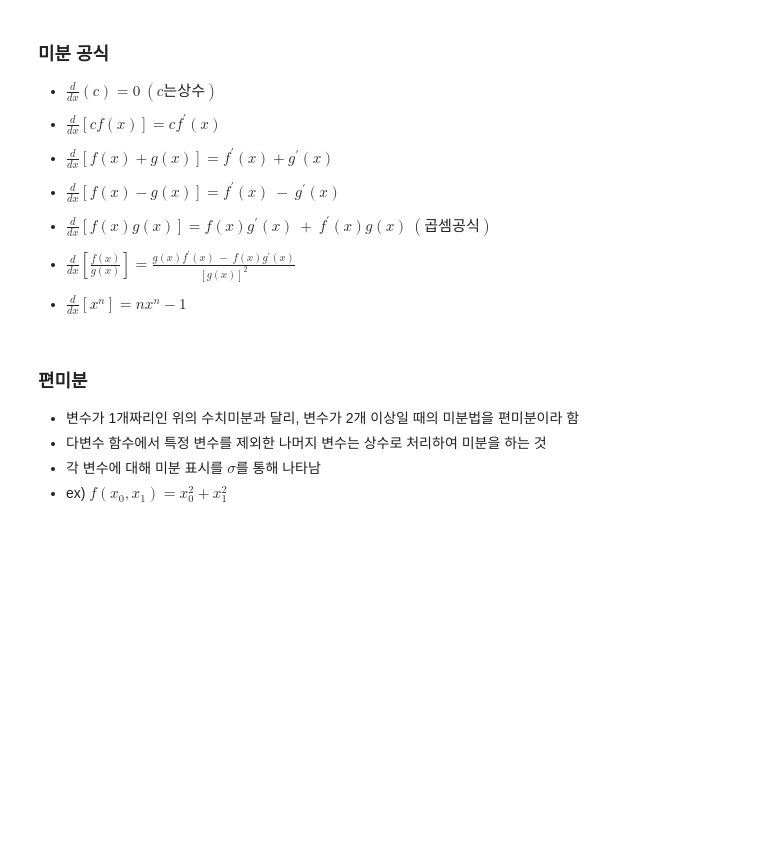
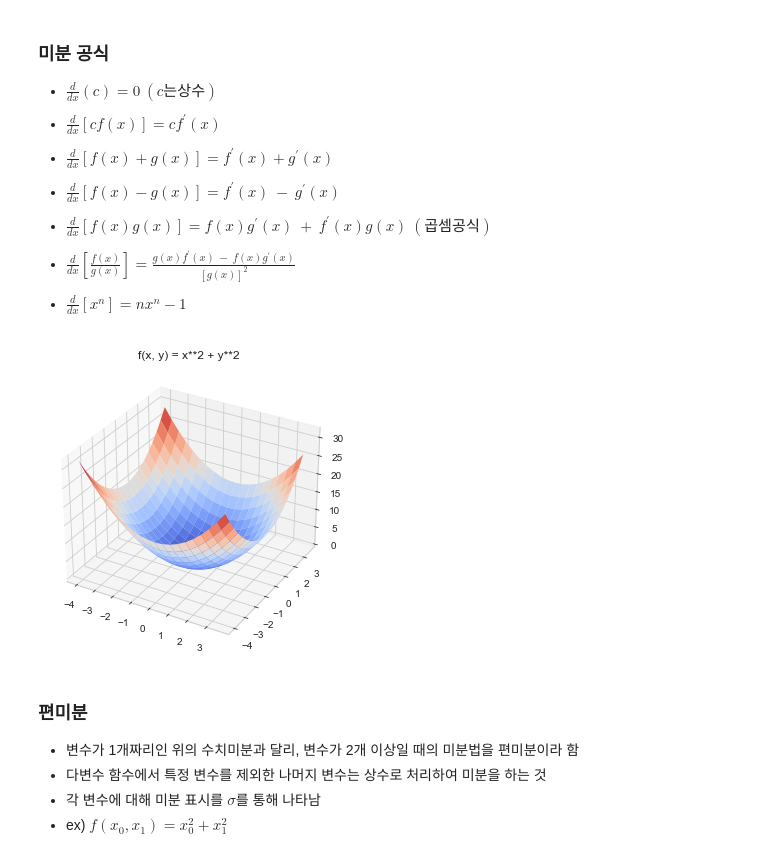
Before and after one commit to htright/s_boot, a Jupyter notebook: Pre/_2_신경망_기초_수학.ipynb, the cells around one changed output. Cells and saved outputs as stored; diff of their text form; code cells hidden in the pictures; blank space fills up the shorter version.

```diff
--- a/Pre/_2_신경망_기초_수학.ipynb
+++ b/Pre/_2_신경망_기초_수학.ipynb
@@ -400,3 +427,18 @@ plot ( (ln(1+x)) / x, xlim = (-4, 6), ylim = (-2, 8) );
+# %%
+from mpl_toolkits.mplot3d import Axes3D
+
+x = np.arange(-4.0, 4.0, 0.4)
+y = np.arange(-4.0, 4.0, 0.4)
+X, Y = np.meshgrid(x, y)
+Z = X**2 + Y**2
+
+fig = plt.figure()
+ax = Axes3D(fig) # 3D로 표현
+ax.plot_surface(X, Y, Z, rstride = 1, cstride = 1, cmap = 'coolwarm')
+ax.set_title("f(x, y) = x**2 + y**2")
+plt.show()
+# %% [output]
+[figure, added]
 # %% [markdown]
 ### 편미분
 - 변수가 1개짜리인 위의 수치미분과 달리, 변수가 2개 이상일 때의 미분법을 편미분이라 함
```
Also changed, not shown: parts of 12 cells of this notebook, 1 other file.
